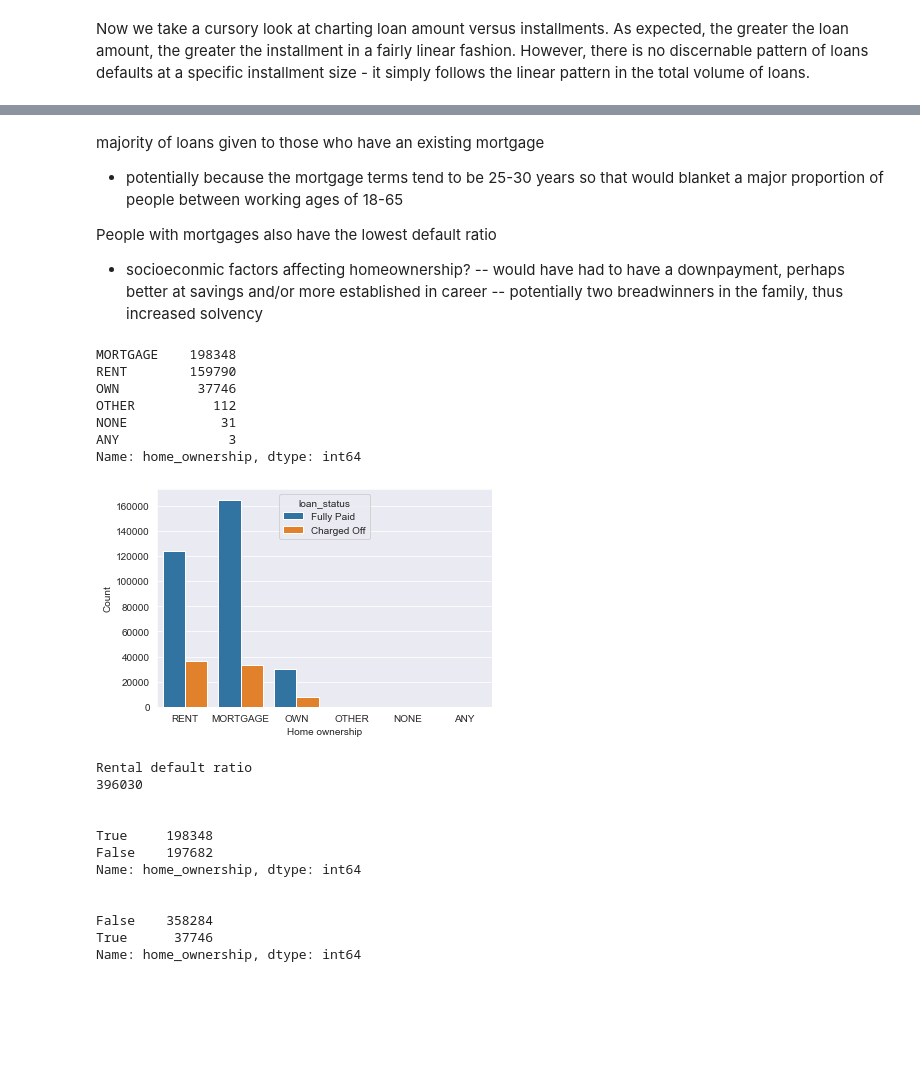
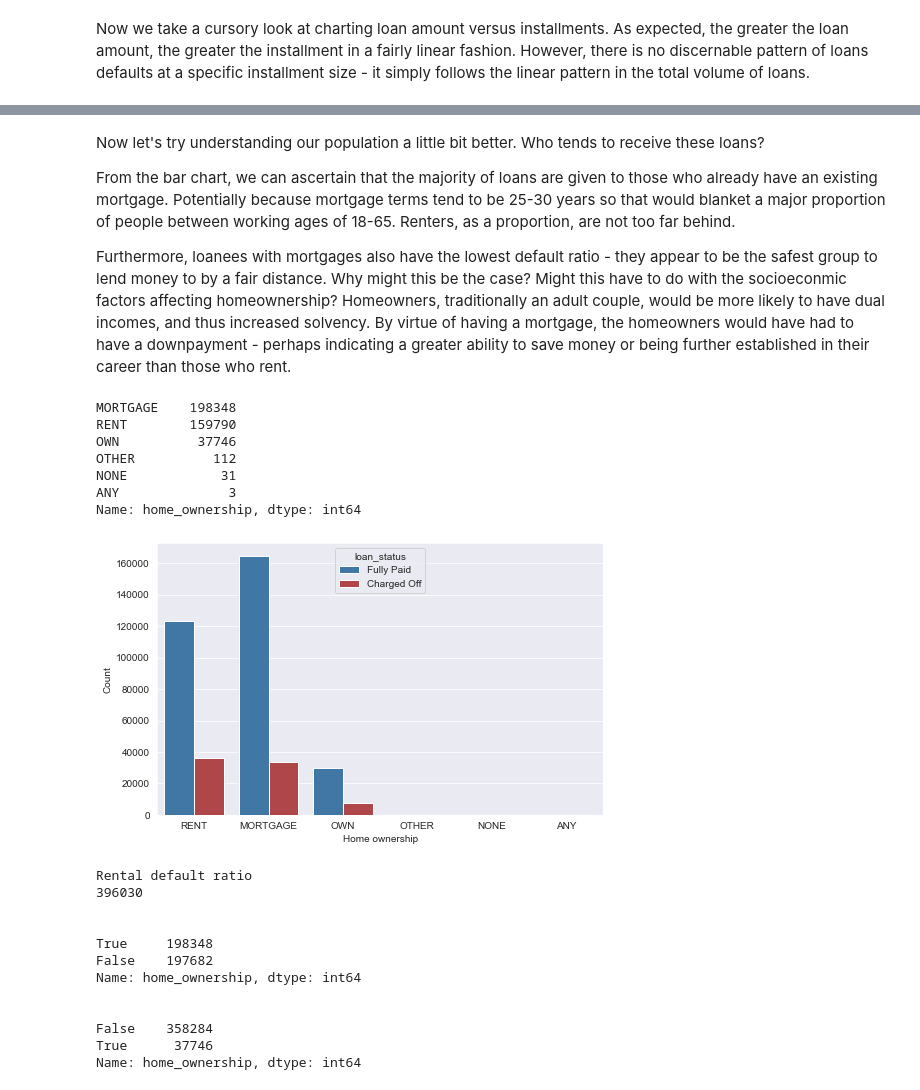
Before and after one commit to sachin-ph/lending-club-default-model, a Jupyter notebook: Project - Lending Club Model.ipynb, the cells around one changed output, grey strips where cells are left out. Cells and saved outputs as stored; diff of their text form; code cells hidden in the pictures; blank space fills up the shorter version.

```diff
--- a/Project - Lending Club Model.ipynb
+++ b/Project - Lending Club Model.ipynb
@@ -72,3 +74,4 @@ Off the bat, the first thing I want to know is - what is the ratio of paid off l
 # %%
 sns.set_style('darkgrid')
+sns.set_palette('RdBu')
 # %%
@@ -109,27 +112,25 @@ ax.set(xlabel='Loan amount', ylabel='Installment amount')
 # %% [markdown]
-majority of loans given to those who have an existing mortgage
+Now let's try understanding our population a little bit better. Who tends to receive these loans?
 
-- potentially because the mortgage terms tend to be 25-30 years so that would blanket a major proportion of people between working ages of 18-65
+From the bar chart, we can ascertain that the majority of loans are given to those who already have an existing mortgage.  Potentially because mortgage terms tend to be 25-30 years so that would blanket a major proportion of people between working ages of 18-65. Renters, as a proportion, are not too far behind.
 
-People with mortgages also have the lowest default ratio
-
-- socioeconmic factors affecting homeownership?
--- would have had to have a downpayment, perhaps better at savings and/or more established in career
--- potentially two breadwinners in the family, thus increased solvency
+Furthermore, loanees with mortgages also have the lowest default ratio - they appear to be the safest group to lend money to by a fair distance. Why might this be the case? Might this have to do with the socioeconmic factors affecting homeownership? Homeowners, traditionally an adult couple, would be more likely to have dual incomes, and thus increased solvency.  By virtue of having a mortgage, the homeowners would have had to have a downpayment - perhaps indicating a greater ability to save money or being further established in their career than those who rent.
 # %%
-ax = sns.countplot(data=df,x='home_ownership', hue='loan_status')
+plt.figure(figsize=(8,5))
+
+ax = sns.countplot(data=df,x='home_ownership', hue='loan_status',  palette=["C5", "C0"])
 ax.set(xlabel='Home ownership', ylabel='Count')
 
 print(df['home_ownership'].value_counts())
 # %% [output]
 MORTGAGE    198348
 RENT        159790
 OWN          37746
 OTHER          112
 NONE            31
 ANY              3
 Name: home_ownership, dtype: int64
-[figure, old version]
+[figure, new version]
 # %%
 #Ratio of defaults within each ownership range
 
```
Also changed, not shown: parts of 27 cells of this notebook.
